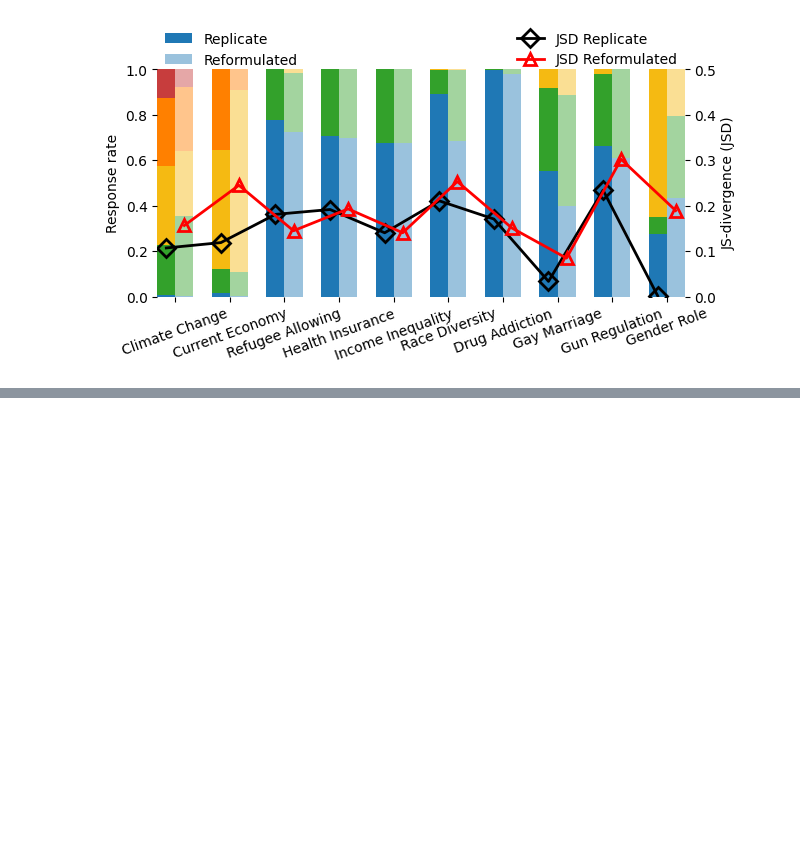
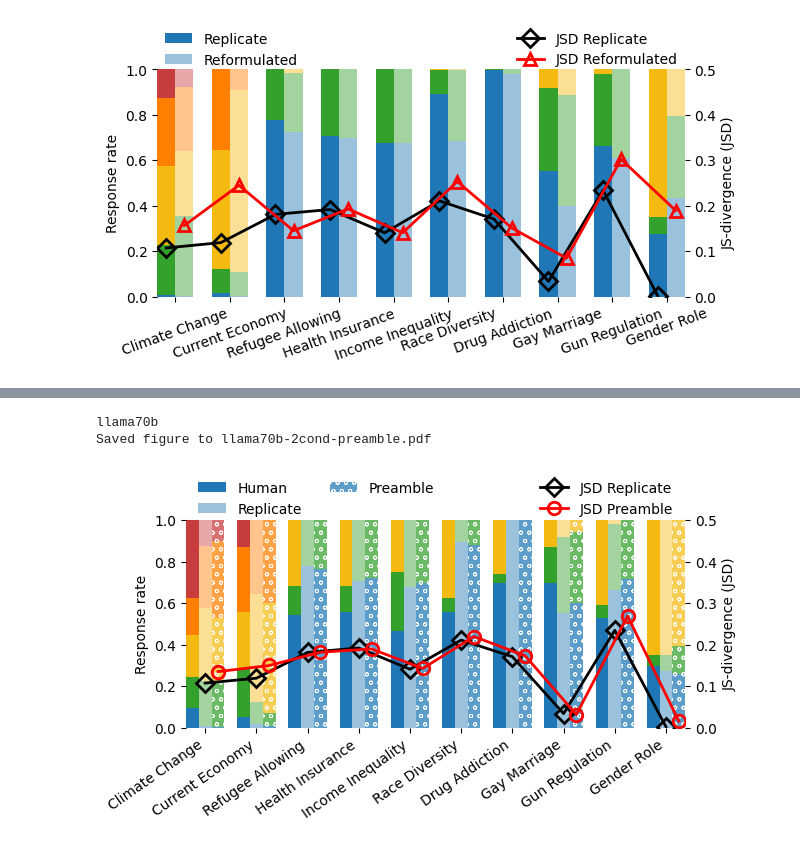
Before and after one commit to songgaojundeng/mitigating-social-desirability-bias, a Jupyter notebook: results-analysis/Replicate_and_Condition_Analysis.ipynb, the cells around one changed output, grey strips where cells are left out. Saved outputs shown, nothing was run; the diff lists cells and outputs as text; code cells hidden in the pictures; blank space fills up the shorter version.

```diff
--- a/results-analysis/Replicate_and_Condition_Analysis.ipynb
+++ b/results-analysis/Replicate_and_Condition_Analysis.ipynb
@@ -797,3 +808,13 @@ Saved figure to plots/llama8b-2cond-reformulated.pdf
+# %%
+print(model_name)
+
+plot_replicate_w_two_condition_stacked(human_results, replicate_results, preamble_results, jsd_results_replicate, jsd_results_preamble,
+              'Human', 'Replicate', 'Preamble', 'llama70b-2cond-preamble.pdf')
+# llama8b-2cond-priming.pdf
+# %% [output]
+llama70b
+Saved figure to llama70b-2cond-preamble.pdf
+[figure, added]
 # %%
 def plot_replicate_w_two_condition_stacked_reversed(silicon_results_1, silicon_results_2, silicon_results_3, jsd_results1, jsd_results2, label1, label2, label3, output_path=''):
     categories = [
```
Also changed, not shown: parts of 6 cells of this notebook, 2 other files.
